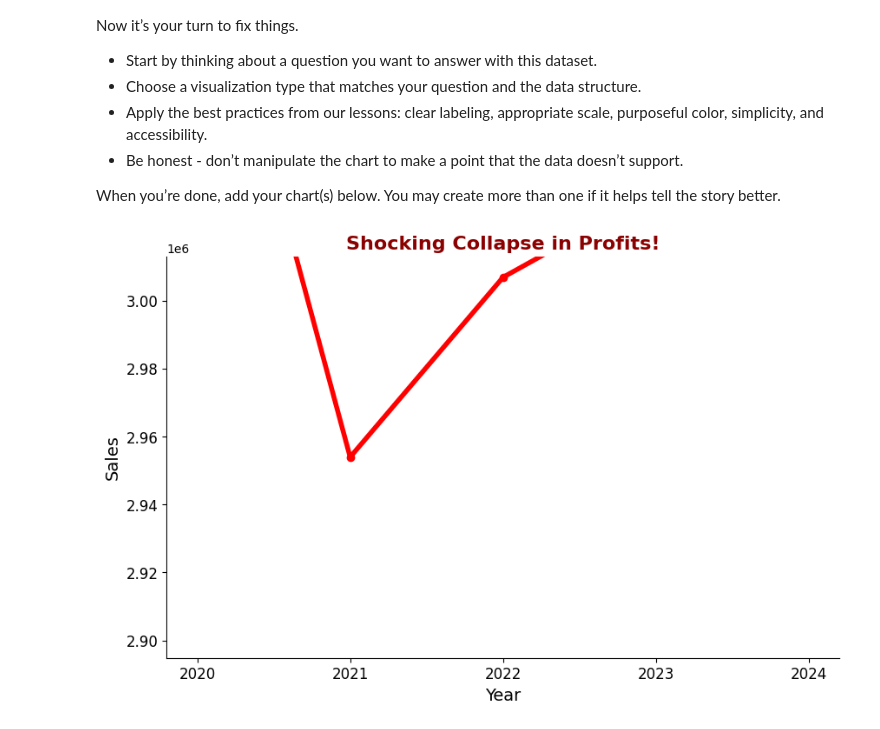
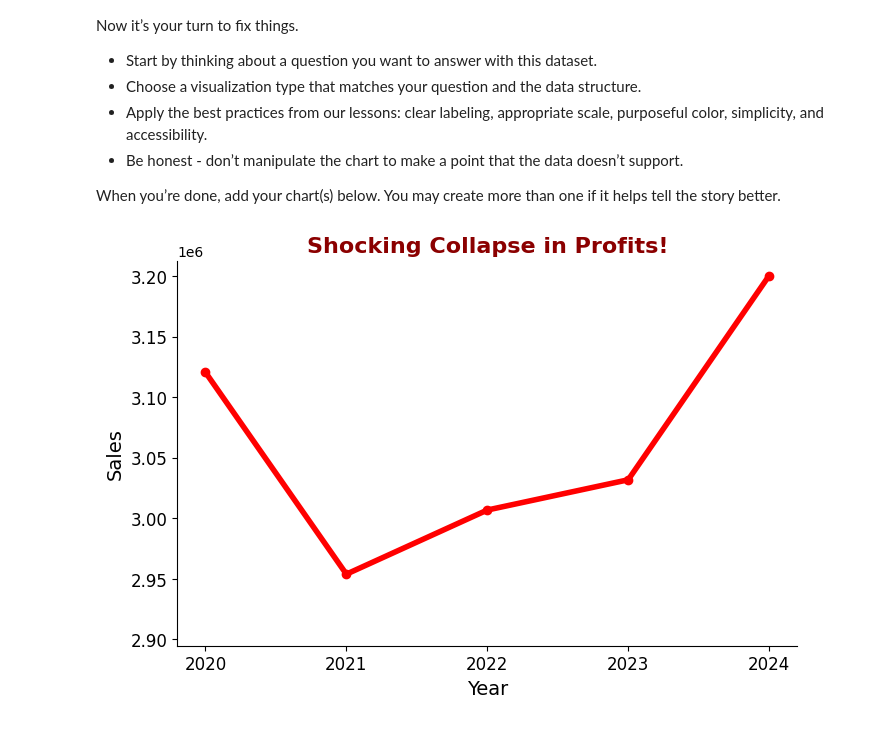
Before and after one commit to Bourne215/DA_M3_DataVizChallenge, a Jupyter notebook: data_viz_ethics_challenge.ipynb, the cells around one changed output. Drawn from its saved outputs; the diff is of its cells as text; code cells hidden in the pictures.

Commit message:
Adjusting the line graph

```diff
--- a/data_viz_ethics_challenge.ipynb
+++ b/data_viz_ethics_challenge.ipynb
@@ -98,26 +99,26 @@ When you’re done, add your chart(s) below. You may create more than one if it
 # %%
 # Your GOOD visualization(s) here
 #Correction for chart 1
-plt.figure(figsize=(10,6))
+plt.figure(figsize=(8,5))
 subset = coffee_df.groupby("Year")["Sales"].sum().reset_index()
 
 x = subset["Year"]
 y = subset["Sales"]
 
 ax = plt.gca()
 ax.spines['top'].set_visible(False)
 ax.spines['right'].set_visible(False)
 
 
 plt.xlabel("Year", fontsize = 14)
 plt.ylabel("Sales", fontsize = 14)
 
 
 plt.plot(x , y, color="red", linewidth=4, marker="o")
-plt.ylim(y.min() * 0.98, y.min() * 1.02)  # extreme truncation
+plt.ylim(y.min() * 0.98, )  # extreme truncation
 plt.title("Shocking Collapse in Profits!", fontsize=16, fontweight="bold", color="darkred")
 plt.xticks(x,fontsize=12)
 plt.yticks(fontsize=12)
 plt.show()
 # %% [output]
-[figure, old version]
+[figure, new version]
```
Also changed, not shown: parts of 1 cell of this notebook.
